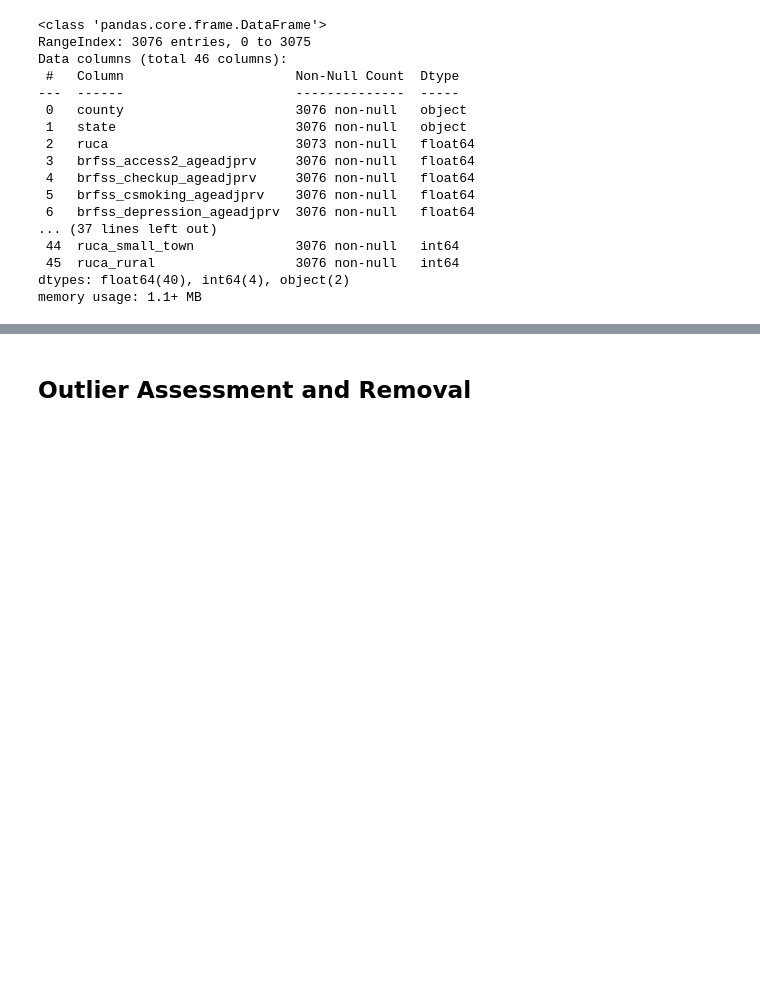
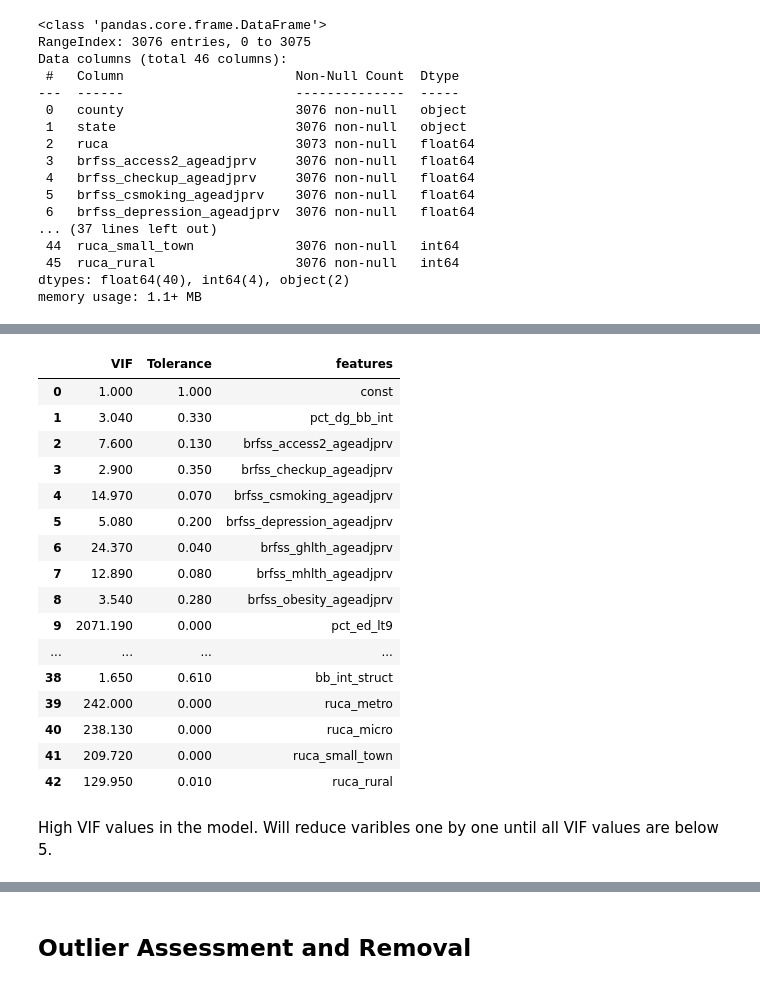
Before and after one commit to mfarme/eHealthEquity, a Jupyter notebook: Research/Analysis/RQ1 Analysis.ipynb, the cells around one changed output, grey strips where cells are left out. Saved outputs shown, nothing was run; the diff lists cells and outputs as text; code cells hidden in the pictures; blank space fills up the shorter version.

Commit message:
Interative VIF >5 removal of variables. Update RUCA_codes.ipynb, updated Merge, removed os specific coding

```diff
--- a/Research/Analysis/RQ1 Analysis.ipynb
+++ b/Research/Analysis/RQ1 Analysis.ipynb
@@ -19,5 +16,5 @@ os.chdir('E:\\OneDrive\\Documents\\GitHub\\eHealthEquity\\Research\\Data Source'
 # %%
-df = pd.read_csv('final_merge.csv')
+df = pd.read_csv('../Data Source/final_merge.csv')
 # %%
 df.info()
 # %% [output]
@@ -102,0 +99,30 @@ X = sm.add_constant(X)
+# %%
+model = sm.OLS(y, X)
+results = model.fit()
+
+#Evalute VIF for each variable and display in table
+vif = pd.DataFrame()
+vif["VIF"] = [variance_inflation_factor(X.values, i) for i in range(X.shape[1])]
+vif["Tolerance"] = [1 / tolerance for tolerance in vif["VIF"]]
+vif["features"] = X.columns
+display(vif.round(2))
+# %% [output]
+|  | VIF | Tolerance | features |
+| 0 | 1.000 | 1.000 | const |
+| 1 | 3.040 | 0.330 | pct_dg_bb_int |
+| 2 | 7.600 | 0.130 | brfss_access2_ageadjprv |
+| 3 | 2.900 | 0.350 | brfss_checkup_ageadjprv |
+| 4 | 14.970 | 0.070 | brfss_csmoking_ageadjprv |
+| 5 | 5.080 | 0.200 | brfss_depression_ageadjprv |
+| 6 | 24.370 | 0.040 | brfss_ghlth_ageadjprv |
+| 7 | 12.890 | 0.080 | brfss_mhlth_ageadjprv |
+| 8 | 3.540 | 0.280 | brfss_obesity_ageadjprv |
+| 9 | 2071.190 | 0.000 | pct_ed_lt9 |
+| ... | ... | ... | ... |
+| 38 | 1.650 | 0.610 | bb_int_struct |
+| 39 | 242.000 | 0.000 | ruca_metro |
+| 40 | 238.130 | 0.000 | ruca_micro |
+| 41 | 209.720 | 0.000 | ruca_small_town |
+| 42 | 129.950 | 0.010 | ruca_rural |
+# %% [markdown]
+High VIF values in the model. Will reduce varibles one by one until all VIF values are below 5.
```
Also changed, not shown: parts of 24 cells of this notebook, 2 other files.
